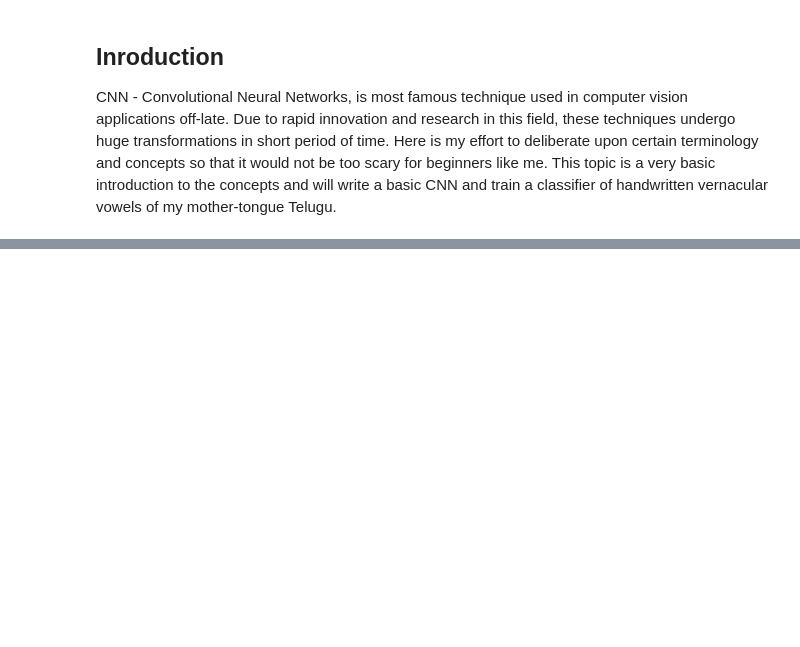
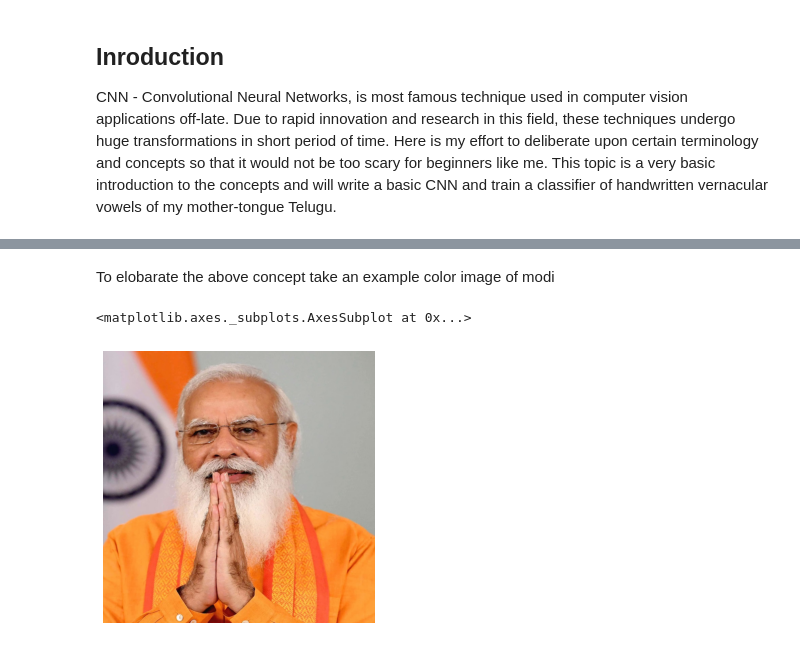
Before and after one commit to mldurga/easydl, a Jupyter notebook: _notebooks/2021-09-20-Fastbook-chapter13.ipynb, the cells around one changed output, grey strips where cells are left out. Cells and saved outputs as stored; diff of their text form; code cells hidden in the pictures; blank space fills up the shorter version.

```diff
--- a/_notebooks/2021-09-20-Fastbook-chapter13.ipynb
+++ b/_notebooks/2021-09-20-Fastbook-chapter13.ipynb
@@ -45,0 +51,10 @@ As shown in the above figure, Neural networks comprises number of layers and tha
+# %% [markdown]
+To elobarate the above concept take an example color image of modi
+# %%
+img='https://user-images.githubusercontent.com/19243618/134114426-d093484d-ae13-4025-8c43-c9dcbffa4d84.png'
+urllib.request.urlretrieve(img,'modi')
+im=Image.open('modi')
+show_image(im)
+# %% [output]
+<matplotlib.axes._subplots.AxesSubplot at 0x...>
+[figure, added]
```
Also changed, not shown: parts of 7 cells of this notebook.
